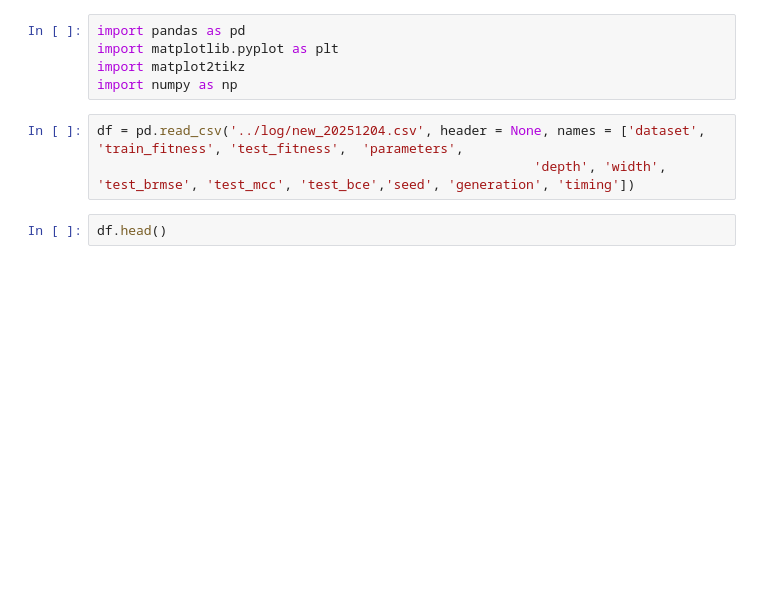
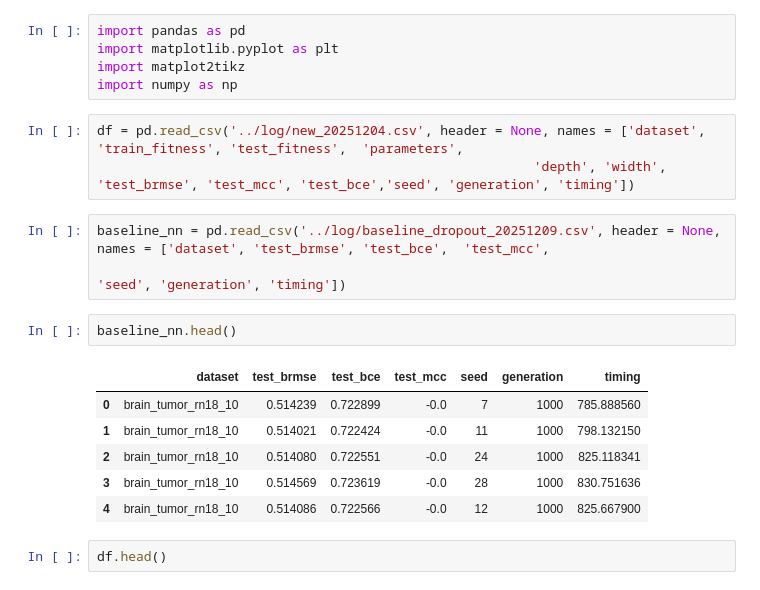
Before and after one commit to Fari98/NEVO-GSPT, a Jupyter notebook: visualizations/First Viz.ipynb, the cells around one changed output. Cells and saved outputs as stored; diff of their text form; blank space fills up the shorter version.

```diff
--- a/visualizations/First Viz.ipynb
+++ b/visualizations/First Viz.ipynb
@@ -6,6 +6,18 @@ import numpy as np
 # %%
 df = pd.read_csv('../log/new_20251204.csv', header = None, names = ['dataset', 'train_fitness', 'test_fitness',  'parameters',
                                                         'depth', 'width', 'test_brmse', 'test_mcc', 'test_bce','seed', 'generation', 'timing'])
+# %%
+baseline_nn = pd.read_csv('../log/baseline_dropout_20251209.csv', header = None, names = ['dataset', 'test_brmse', 'test_bce',  'test_mcc',
+                                                                                          'seed', 'generation', 'timing'])
+# %%
+baseline_nn.head()
+# %% [output]
+|  | dataset | test_brmse | test_bce | test_mcc | seed | generation | timing |
+| 0 | brain_tumor_rn18_10 | 0.514239 | 0.722899 | -0.0 | 7 | 1000 | 785.888560 |
+| 1 | brain_tumor_rn18_10 | 0.514021 | 0.722424 | -0.0 | 11 | 1000 | 798.132150 |
+| 2 | brain_tumor_rn18_10 | 0.514080 | 0.722551 | -0.0 | 24 | 1000 | 825.118341 |
+| 3 | brain_tumor_rn18_10 | 0.514569 | 0.723619 | -0.0 | 28 | 1000 | 830.751636 |
+| 4 | brain_tumor_rn18_10 | 0.514086 | 0.722566 | -0.0 | 12 | 1000 | 825.667900 |
 # %%
 df.head()
 # %% [output]
```
Also changed, not shown: parts of 5 cells of this notebook, 7 other files.
